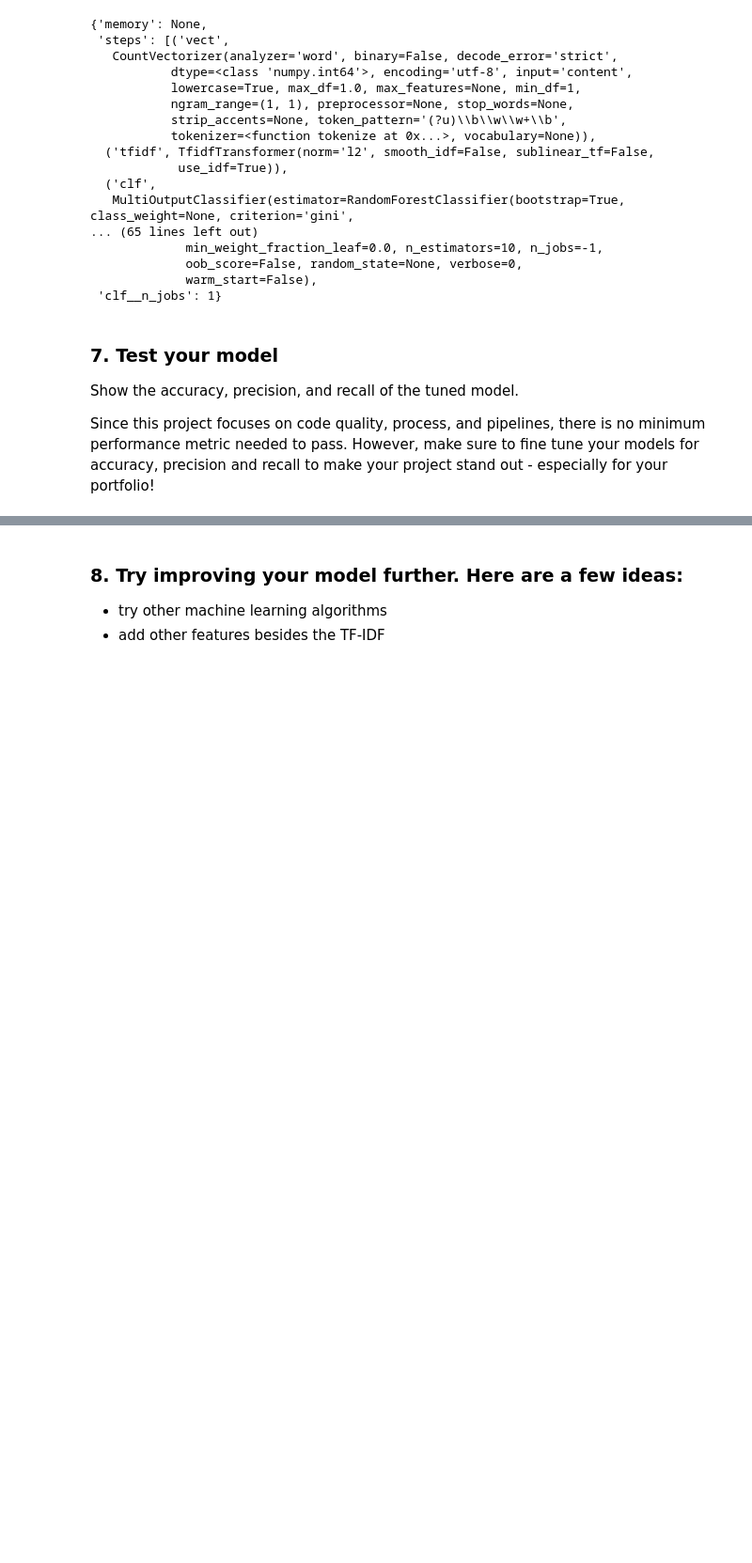
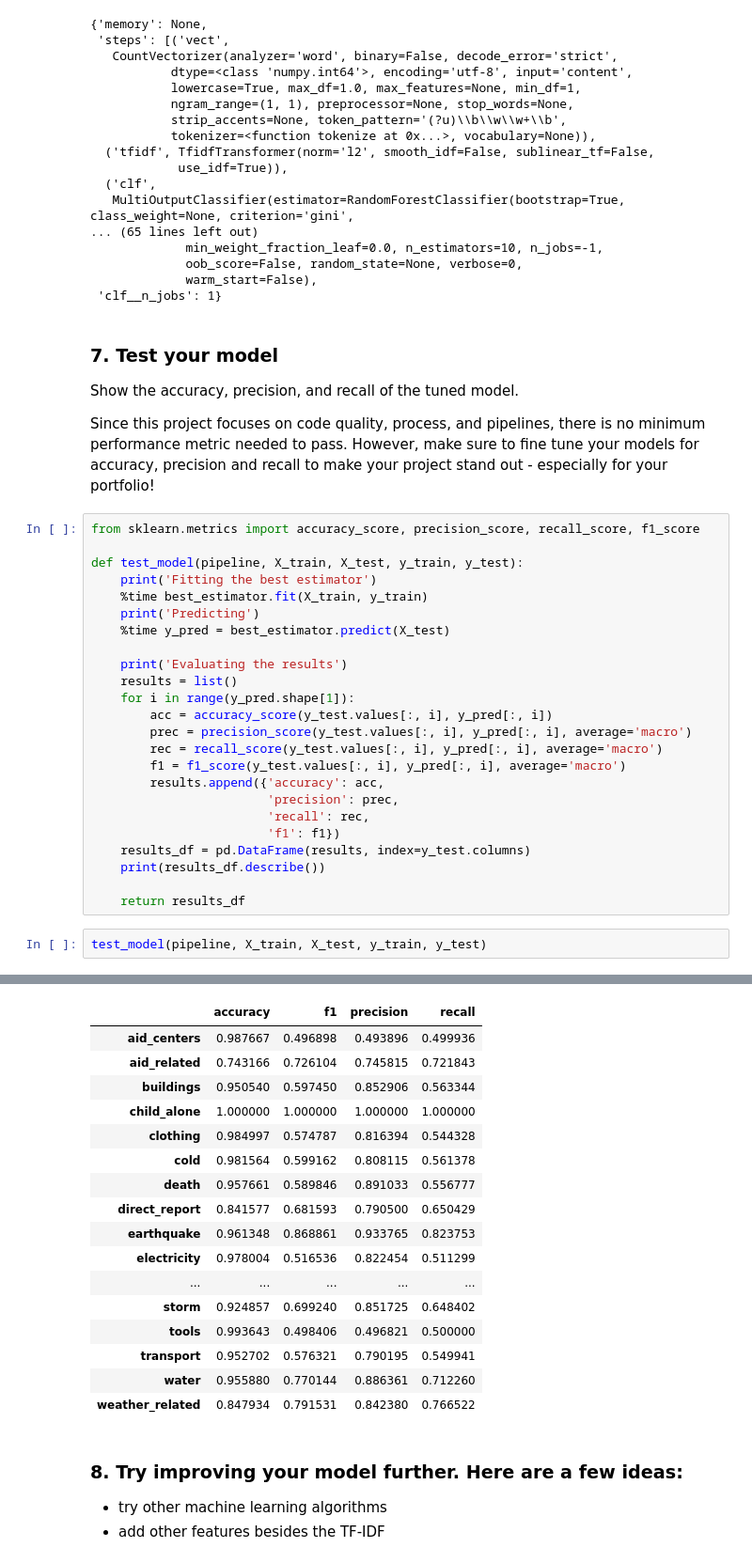
Before and after one commit to mtasende/disaster-response, a Jupyter notebook: notebooks/ML Pipeline Preparation.ipynb, the cells around one changed output, grey strips where cells are left out. Shown: that part at 94% size. Cells and saved outputs as stored; diff of their text form; blank space fills up the shorter version.

Commit message:
ml pipeline

```diff
--- a/notebooks/ML Pipeline Preparation.ipynb
+++ b/notebooks/ML Pipeline Preparation.ipynb
@@ -457,3 +462,30 @@ best_estimator.get_params()
 Show the accuracy, precision, and recall of the tuned model.
 
 Since this project focuses on code quality, process, and  pipelines, there is no minimum performance metric needed to pass. However, make sure to fine tune your models for accuracy, precision and recall to make your project stand out - especially for your portfolio!
+# %%
+from sklearn.metrics import accuracy_score, precision_score, recall_score, f1_score
+
+def test_model(pipeline, X_train, X_test, y_train, y_test):
+    print('Fitting the best estimator')
+    %time best_estimator.fit(X_train, y_train)
+    print('Predicting')
+    %time y_pred = best_estimator.predict(X_test)
+
+    print('Evaluating the results')
+    results = list()
+    for i in range(y_pred.shape[1]):
+        acc = accuracy_score(y_test.values[:, i], y_pred[:, i])
+        prec = precision_score(y_test.values[:, i], y_pred[:, i], average='macro')
+        rec = recall_score(y_test.values[:, i], y_pred[:, i], average='macro')
+        f1 = f1_score(y_test.values[:, i], y_pred[:, i], average='macro')
+        results.append({'accuracy': acc,
+                        'precision': prec,
+                        'recall': rec,
+                        'f1': f1})
+    results_df = pd.DataFrame(results, index=y_test.columns)
+    print(results_df.describe())
+
+    return results_df
+# %%
+test_model(pipeline, X_train, X_test, y_train, y_test)
+# %% [output]
@@ -460,3 +508,20 @@ Since this project focuses on code quality, process, and  pipelines, there is no
+|  | accuracy | f1 | precision | recall |
+| aid_centers | 0.987667 | 0.496898 | 0.493896 | 0.499936 |
+| aid_related | 0.743166 | 0.726104 | 0.745815 | 0.721843 |
+| buildings | 0.950540 | 0.597450 | 0.852906 | 0.563344 |
+| child_alone | 1.000000 | 1.000000 | 1.000000 | 1.000000 |
+| clothing | 0.984997 | 0.574787 | 0.816394 | 0.544328 |
+| cold | 0.981564 | 0.599162 | 0.808115 | 0.561378 |
+| death | 0.957661 | 0.589846 | 0.891033 | 0.556777 |
+| direct_report | 0.841577 | 0.681593 | 0.790500 | 0.650429 |
+| earthquake | 0.961348 | 0.868861 | 0.933765 | 0.823753 |
+| electricity | 0.978004 | 0.516536 | 0.822454 | 0.511299 |
+| ... | ... | ... | ... | ... |
+| storm | 0.924857 | 0.699240 | 0.851725 | 0.648402 |
+| tools | 0.993643 | 0.498406 | 0.496821 | 0.500000 |
+| transport | 0.952702 | 0.576321 | 0.790195 | 0.549941 |
+| water | 0.955880 | 0.770144 | 0.886361 | 0.712260 |
+| weather_related | 0.847934 | 0.791531 | 0.842380 | 0.766522 |
 # %% [markdown]
 ### 8. Try improving your model further. Here are a few ideas:
 * try other machine learning algorithms
```
Also changed, not shown: parts of 13 cells of this notebook, 6 other files.
